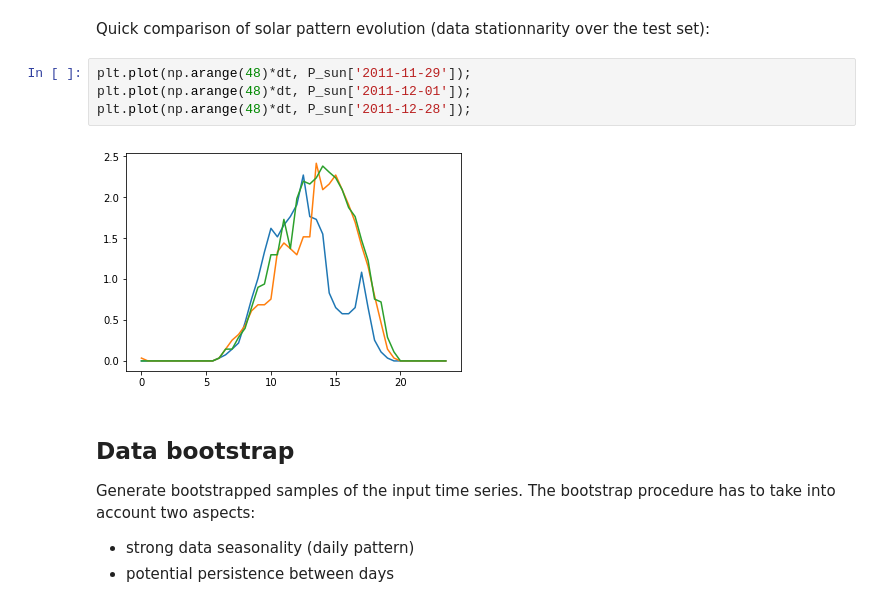
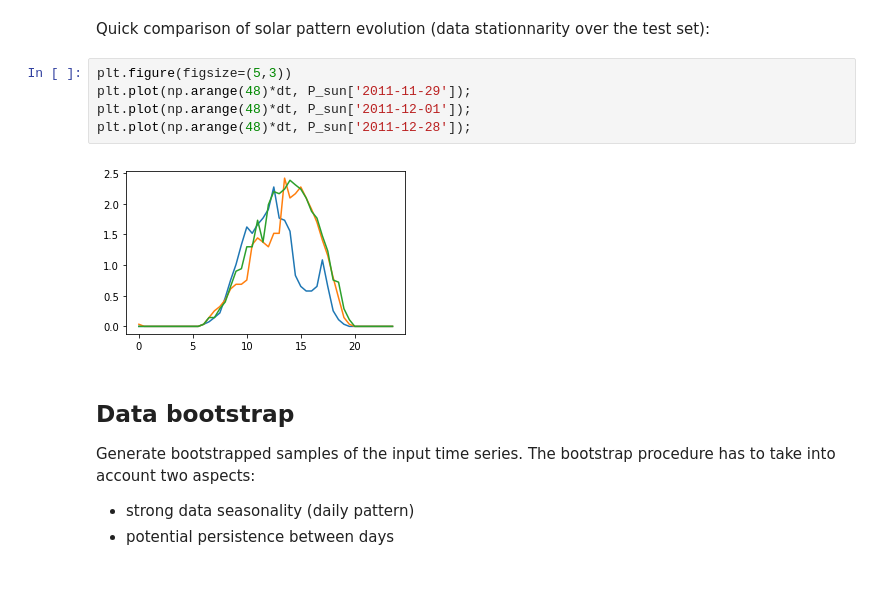
Before and after one commit to pierre-haessig/solarhome-control-bench, a Jupyter notebook: data/data_variability_bootstrap.ipynb, the cells around one changed output. Drawn from its saved outputs; the diff is of its cells as text; blank space fills up the shorter version.

```diff
--- a/data/data_variability_bootstrap.ipynb
+++ b/data/data_variability_bootstrap.ipynb
@@ -65,11 +65,12 @@ fig.tight_layout()
 # %% [markdown]
 Quick comparison of solar pattern evolution (data stationnarity over the test set):
 # %%
+plt.figure(figsize=(5,3))
 plt.plot(np.arange(48)*dt, P_sun['2011-11-29']);
 plt.plot(np.arange(48)*dt, P_sun['2011-12-01']);
 plt.plot(np.arange(48)*dt, P_sun['2011-12-28']);
 # %% [output]
-[figure, old version]
+[figure, new version]
 # %% [markdown]
 ## Data bootstrap
 
```
Also changed, not shown: parts of 14 cells of this notebook, 2 other files.
